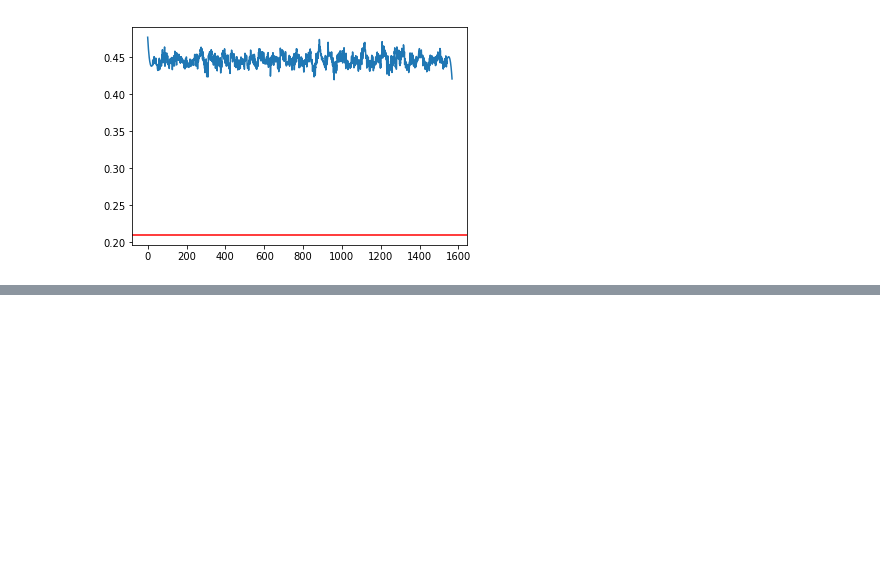
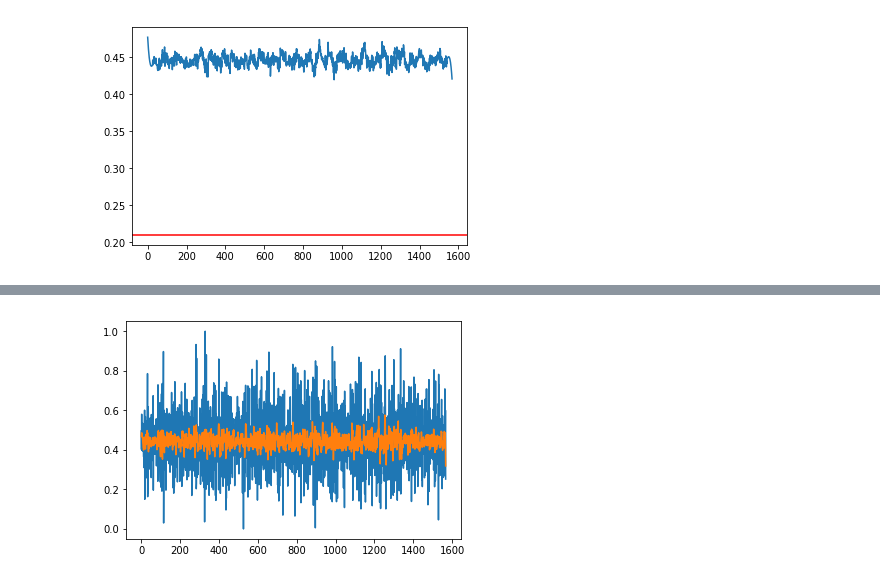
Before and after one commit to hedonistrh/SpChangeDetect, a Jupyter notebook: Speaker2Vec_dev.ipynb, the cells around one changed output, grey strips where cells are left out. Saved outputs shown, nothing was run; the diff lists cells and outputs as text; code cells hidden in the pictures; blank space fills up the shorter version.

```diff
--- a/Speaker2Vec_dev.ipynb
+++ b/Speaker2Vec_dev.ipynb
@@ -442,0 +452,7 @@ array([0.4773948 , 0.47287625, 0.46869117, ..., 0.4283904 , 0.42485318,
+# %%
+pp.plot(arr)
+pp.plot(savgol_filter(arr, 11, 3))
+
+pp.show()
+# %% [output]
+[figure, added]
```
Also changed, not shown: parts of 4 cells of this notebook.
